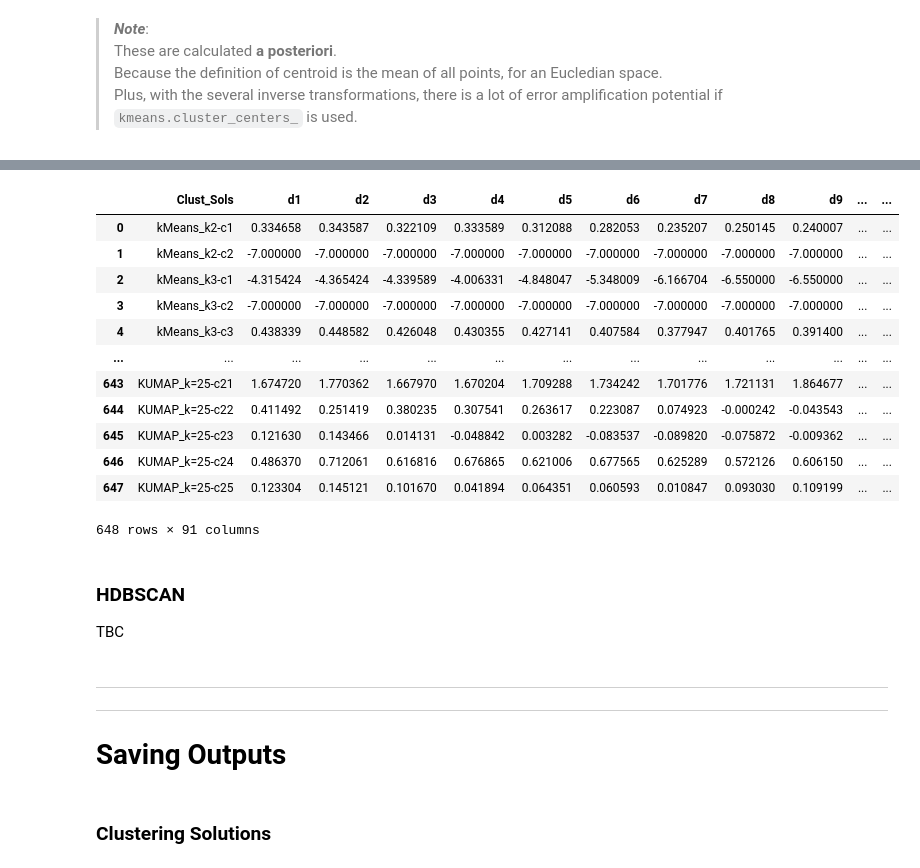
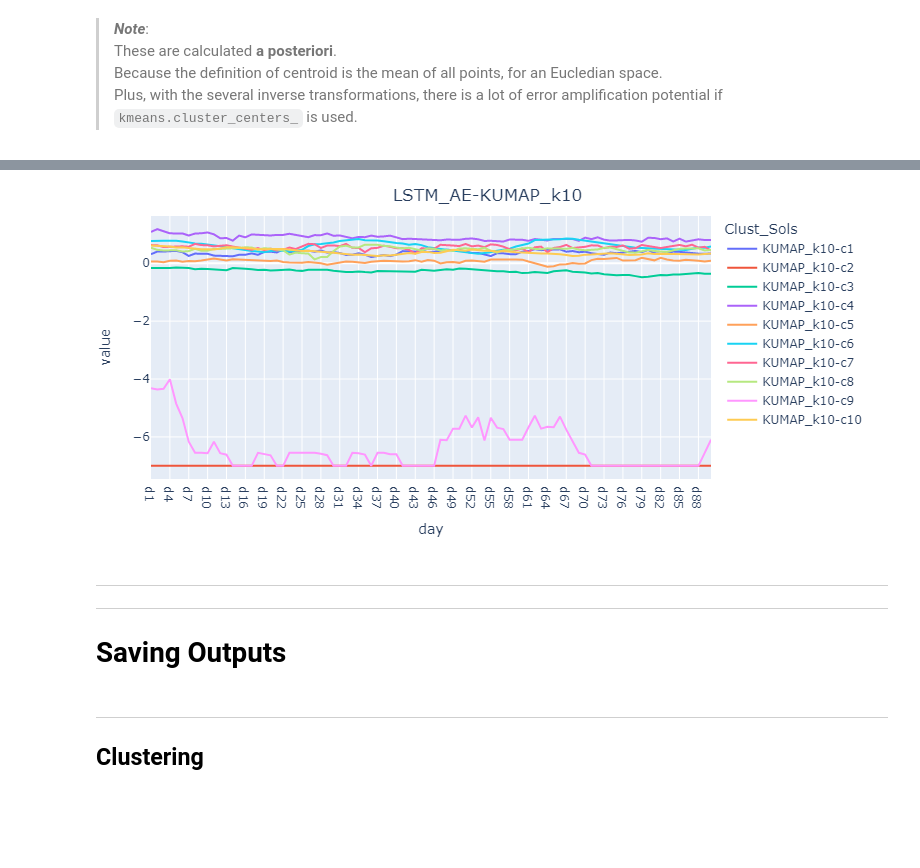
Before and after one commit to VascoPM/SHS-DeepClustering, a Jupyter notebook: Clustering_ANN-Clust-Reconstruct.ipynb, the cells around one changed output, grey strips where cells are left out. Saved outputs shown, nothing was run; the diff lists cells and outputs as text; code cells hidden in the pictures; blank space fills up the shorter version.

```diff
--- a/Clustering_ANN-Clust-Reconstruct.ipynb
+++ b/Clustering_ANN-Clust-Reconstruct.ipynb
@@ -407,25 +450,43 @@ df_centroids[window_cols][df_centroids['Clust_Sols'].isin(sol_rows)].T.plot()
-# %%
-df_centroids
-# %% [output]
-|  | Clust_Sols | d1 | d2 | d3 | d4 | d5 | d6 | d7 | d8 | d9 | ... | ... |
-| 0 | kMeans_k2-c1 | 0.334658 | 0.343587 | 0.322109 | 0.333589 | 0.312088 | 0.282053 | 0.235207 | 0.250145 | 0.240007 | ... | ... |
-| 1 | kMeans_k2-c2 | -7.000000 | -7.000000 | -7.000000 | -7.000000 | -7.000000 | -7.000000 | -7.000000 | -7.000000 | -7.000000 | ... | ... |
-| 2 | kMeans_k3-c1 | -4.315424 | -4.365424 | -4.339589 | -4.006331 | -4.848047 | -5.348009 | -6.166704 | -6.550000 | -6.550000 | ... | ... |
-| 3 | kMeans_k3-c2 | -7.000000 | -7.000000 | -7.000000 | -7.000000 | -7.000000 | -7.000000 | -7.000000 | -7.000000 | -7.000000 | ... | ... |
-| 4 | kMeans_k3-c3 | 0.438339 | 0.448582 | 0.426048 | 0.430355 | 0.427141 | 0.407584 | 0.377947 | 0.401765 | 0.391400 | ... | ... |
-| ... | ... | ... | ... | ... | ... | ... | ... | ... | ... | ... | ... | ... |
-| 643 | KUMAP_k=25-c21 | 1.674720 | 1.770362 | 1.667970 | 1.670204 | 1.709288 | 1.734242 | 1.701776 | 1.721131 | 1.864677 | ... | ... |
-| 644 | KUMAP_k=25-c22 | 0.411492 | 0.251419 | 0.380235 | 0.307541 | 0.263617 | 0.223087 | 0.074923 | -0.000242 | -0.043543 | ... | ... |
-| 645 | KUMAP_k=25-c23 | 0.121630 | 0.143466 | 0.014131 | -0.048842 | 0.003282 | -0.083537 | -0.089820 | -0.075872 | -0.009362 | ... | ... |
-| 646 | KUMAP_k=25-c24 | 0.486370 | 0.712061 | 0.616816 | 0.676865 | 0.621006 | 0.677565 | 0.625289 | 0.572126 | 0.606150 | ... | ... |
-| 647 | KUMAP_k=25-c25 | 0.123304 | 0.145121 | 0.101670 | 0.041894 | 0.064351 | 0.060593 | 0.010847 | 0.093030 | 0.109199 | ... | ... |
-648 rows × 91 columns
-# %% [markdown]
-### HDBSCAN
-TBC
+# %%
+df_centroids = pd.DataFrame()
+
+centroids = []
+sol_names = []
+for clust_sol in clust_sol_cols:
+    n_clusters = df_sols[clust_sol].max()
+
+    for c in range(1, n_clusters +1):
+        clust_idx = df_sols[df_sols[clust_sol] == c].index
+        centroid = Data[window_cols].iloc[clust_idx].mean()
+        centroids.append(centroid)
+
+        sol_name = clust_sol + f'-c{c}'
+        sol_names.append(sol_name)
+
+df_centroids['Clust_Sols'] = sol_names
+df_centroids[window_cols] = centroids
+# %%
+sol = 'KUMAP_k10'
+sol_rows = []
+for name in sol_names:
+    n = name.split('-')[0]
+    if n == sol:
+        sol_rows.append(name)
+
+df_centroids_melt = df_centroids[df_centroids['Clust_Sols'].isin(sol_rows)]
+df_centroids_melt = pd.melt(df_centroids_melt, id_vars=['Clust_Sols'], value_vars=window_cols,
+        var_name='day', value_name='value')
+
+fig = px.line(df_centroids_melt, x="day", y="value", color='Clust_Sols')
+fig.update_layout(margin=dict(l=20, r=20, t=30, b=20),
+                 title={'text':f'{Model_Name}-{sol}', 'xanchor':'center', 'x':0.5})
+fig.show()
+# %% [output]
+[figure, added]
 # %% [markdown]
 ---
 ---
 # Saving Outputs
 # %% [markdown]
-### Clustering Solutions
+---
+## Clustering
```
Also changed, not shown: parts of 68 cells of this notebook, 2 other files.
